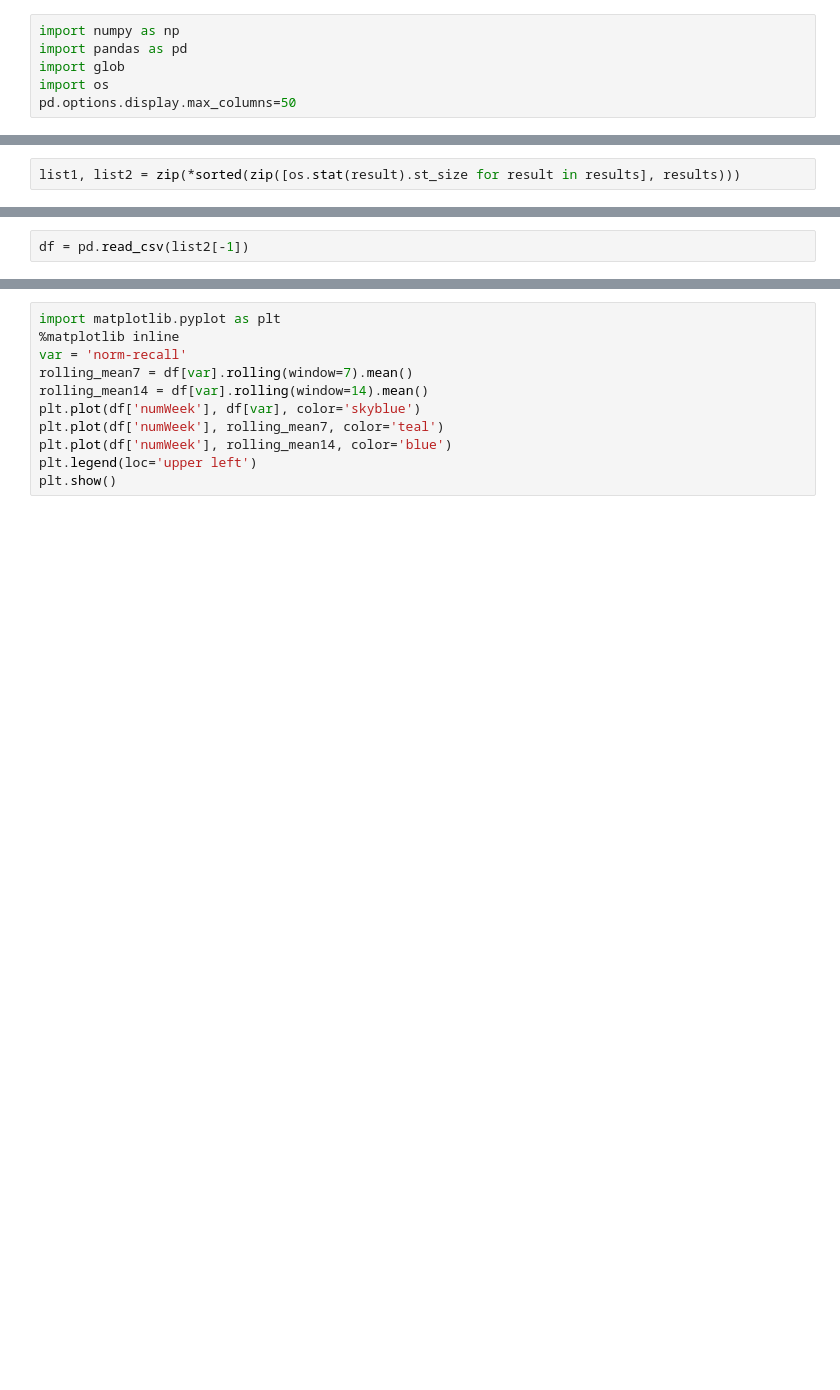
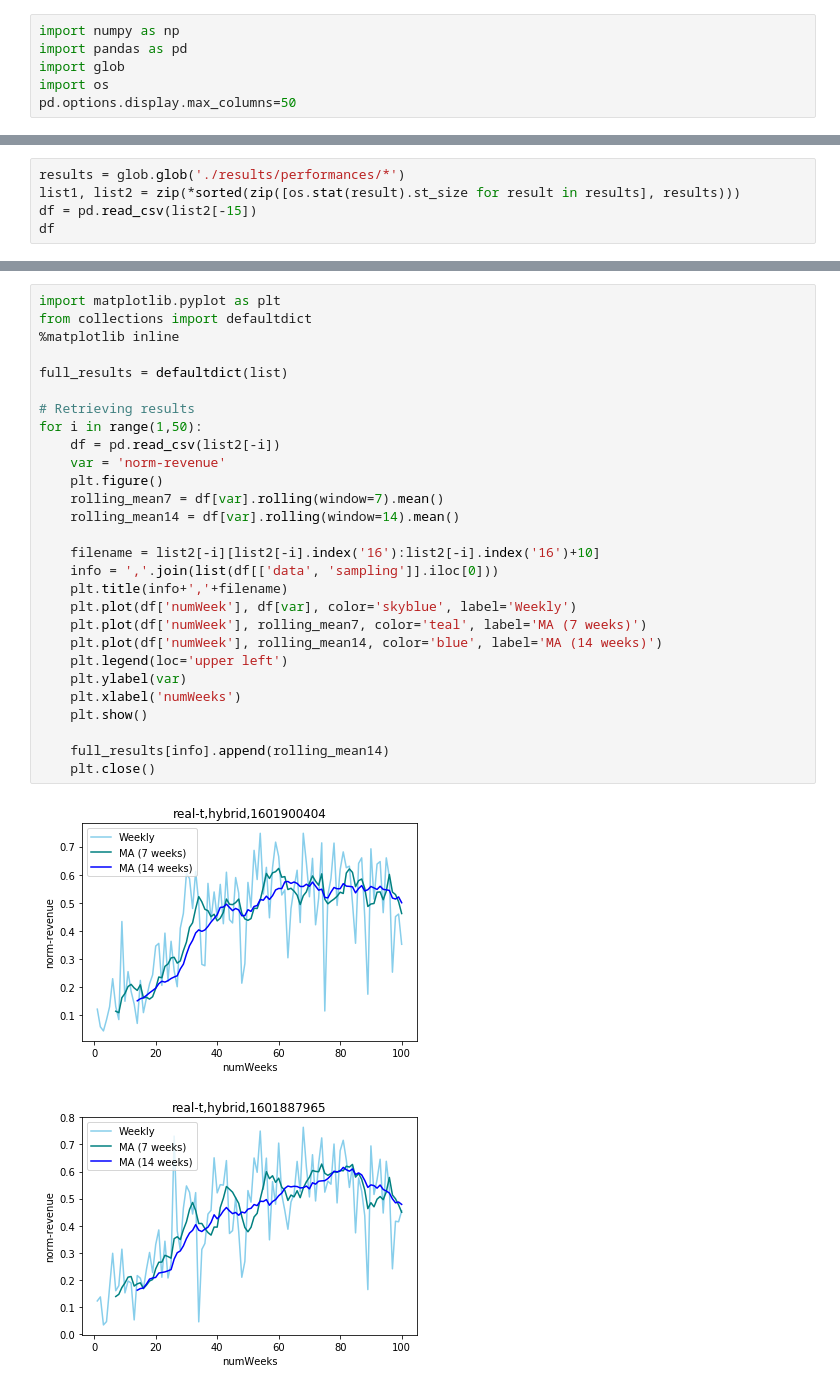
Before and after one commit to Seondong/Customs-Fraud-Detection, a Jupyter notebook: analysis.ipynb, the cells around one changed output, grey strips where cells are left out. Cells and saved outputs as stored; diff of their text form; blank space fills up the shorter version.

```diff
--- a/analysis.ipynb
+++ b/analysis.ipynb
@@ -9,2 +7,5 @@ results = glob.glob('./results/performances/*')
 # %%
+results = glob.glob('./results/performances/*')
 list1, list2 = zip(*sorted(zip([os.stat(result).st_size for result in results], results)))
+df = pd.read_csv(list2[-15])
+df
@@ -44,2 +25,0 @@ for a, b in zip(list1, list2):
-# %%
-df = pd.read_csv(list2[-1])
@@ -66,12 +28,31 @@ df
 # %%
 import matplotlib.pyplot as plt
+from collections import defaultdict
 %matplotlib inline
-var = 'norm-recall'
-rolling_mean7 = df[var].rolling(window=7).mean()
-rolling_mean14 = df[var].rolling(window=14).mean()
-plt.plot(df['numWeek'], df[var], color='skyblue')
-plt.plot(df['numWeek'], rolling_mean7, color='teal')
-plt.plot(df['numWeek'], rolling_mean14, color='blue')
-plt.legend(loc='upper left')
-plt.show()
+
+full_results = defaultdict(list)
+
+# Retrieving results
+for i in range(1,50):
+    df = pd.read_csv(list2[-i])
+    var = 'norm-revenue'
+    plt.figure()
+    rolling_mean7 = df[var].rolling(window=7).mean()
+    rolling_mean14 = df[var].rolling(window=14).mean()
+
+    filename = list2[-i][list2[-i].index('16'):list2[-i].index('16')+10]
+    info = ','.join(list(df[['data', 'sampling']].iloc[0]))
+    plt.title(info+','+filename)
+    plt.plot(df['numWeek'], df[var], color='skyblue', label='Weekly')
+    plt.plot(df['numWeek'], rolling_mean7, color='teal', label='MA (7 weeks)')
+    plt.plot(df['numWeek'], rolling_mean14, color='blue', label='MA (14 weeks)')
+    plt.legend(loc='upper left')
+    plt.ylabel(var)
+    plt.xlabel('numWeeks')
+    plt.show()
+
+    full_results[info].append(rolling_mean14)
+    plt.close()
 # %% [output]
+[figure, new version]
+[figure, added]
```
Also changed, not shown: parts of 11 cells of this notebook, 1 other file.
